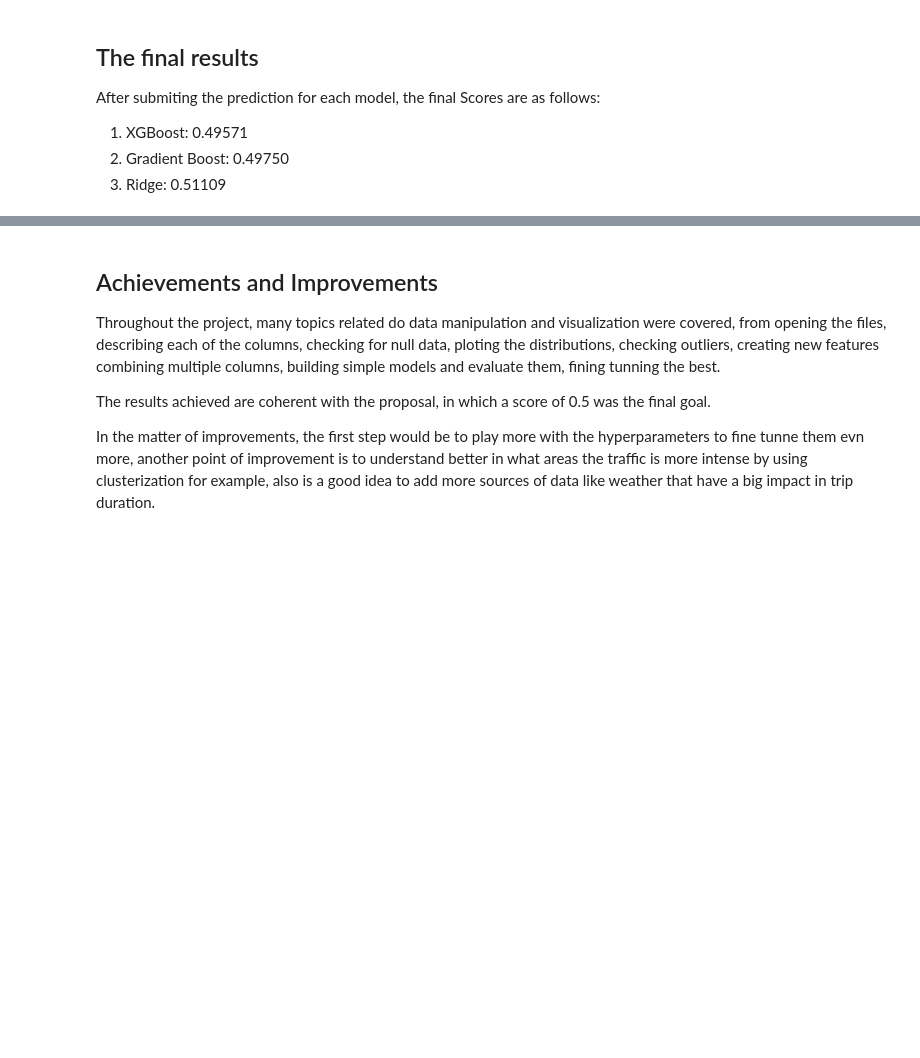
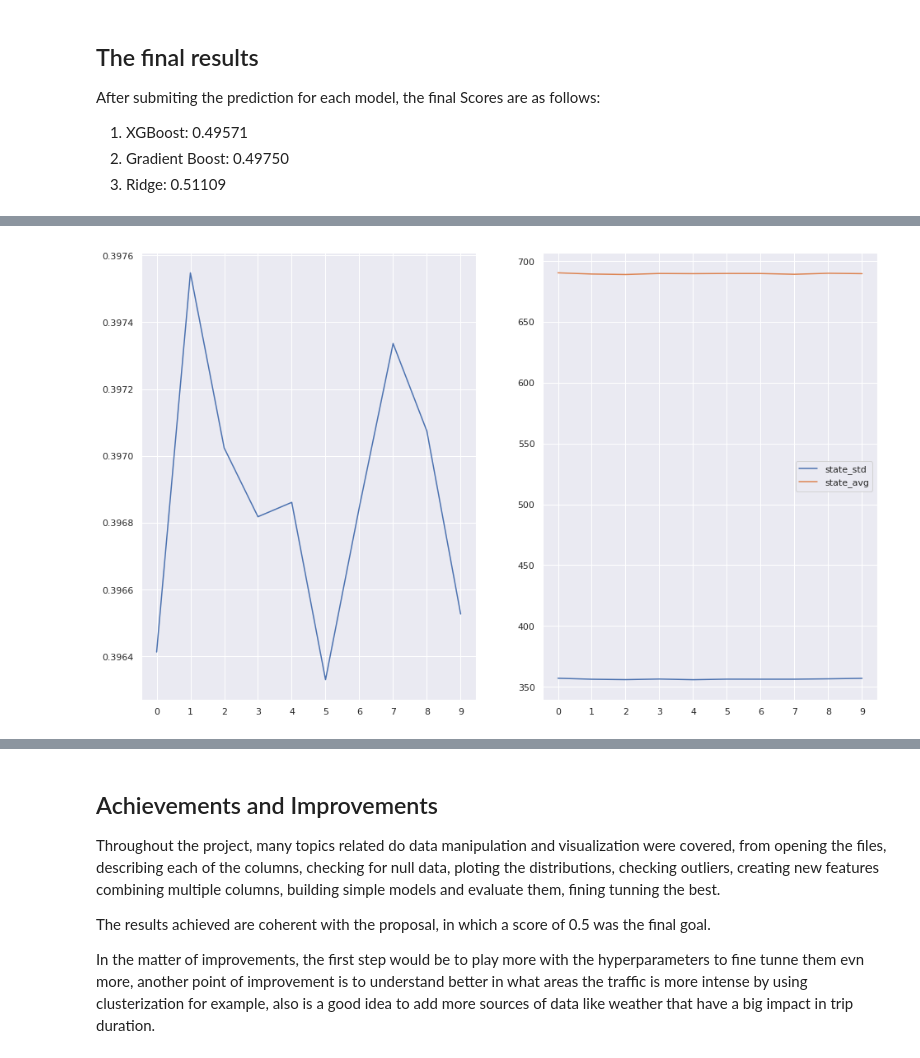
Before and after one commit to falkets/udacity_capstone_project, a Jupyter notebook: report.ipynb, the cells around one changed output, grey strips where cells are left out. Drawn from its saved outputs; the diff is of its cells as text; code cells hidden in the pictures; blank space fills up the shorter version.

```diff
--- a/report.ipynb
+++ b/report.ipynb
@@ -360,10 +360,10 @@ where $n$ is the total number of observations in the set, $p_i$ is the $i$-th tr
 To train the models, we'll use the provided train dataset and split it in two sets, a Train and a Test set to evaluate the models, using it as to compare the models performance. The split will follow the proportion of 70% for the Train dataset and 30% for the Test dataset
 # %%
 def kaggle_score(y_true_exp, y_pred_exp):
-    y_pred_exp = np.exp(y_pred_exp) - 1
-    y_true_exp = np.exp(y_true_exp) - 1
-    e_log_square = np.square( np.log(y_pred_exp + 1) - np.log(y_true_exp + 1))
-    score = np.sqrt((1/len(y_true_exp)) * np.sum(e_log_square))
+    y_pred = np.exp(y_pred_exp) - 1
+    y_true = np.exp(y_true_exp) - 1
+    e_log_square = np.square( np.log(y_pred + 1) - np.log(y_true + 1))
+    score = np.sqrt((1/len(y_true)) * np.sum(e_log_square))
     return score
 # %% [markdown]
 #### Spliting the whole train dataset using train_test_split
@@ -862,0 +865,28 @@ After submiting the prediction for each model, the final Scores are as follows:
+# %%
+best_overall_model = best_models['XGBoost']
+state_avg = []
+state_std = []
+state_score = []
+for i in range(10):
+    print(f'Runing Iteration {i}')
+    random_state = np.random.randint(low=0, high=100)
+    X_train, X_test, y_train, y_test = train_test_split(df_X_train,
+                                                        df_y_train,
+                                                        test_size = 0.3,
+                                                        random_state = random_state)
+    clf = sklearn.base.clone(best_overall_model['clf'])
+    clf.random_state = random_state
+    clf.nthread=6
+    clf.fit(df_X_train, df_y_train)
+    y_predict = clf.predict(X_test)
+
+    state_score.append(kaggle_score(y_test, y_predict))
+    y_predict = np.exp(y_predict) - 1
+    state_avg.append(y_predict.mean())
+    state_std.append(y_predict.std())
+
+df_result_free = pd.DataFrame(
+    {'state_score': state_score,
+     'state_avg': state_avg,
+     'state_std': state_std
+    })
@@ -862,0 +916,8 @@ After submiting the prediction for each model, the final Scores are as follows:
+# %%
+fig, ax = plt.subplots(ncols=2)
+df_result_free[ 'state_score'].plot(ax=ax[0], xticks=range(10))
+df_result_free[['state_std','state_avg']].plot(ax=ax[1], xticks=range(10))
+fig.savefig('./report/images/random_state_predict.png')
+plt.show()
+# %% [output]
+[figure, added]
```
Also changed, not shown: parts of 5 cells of this notebook, 5 other files.
